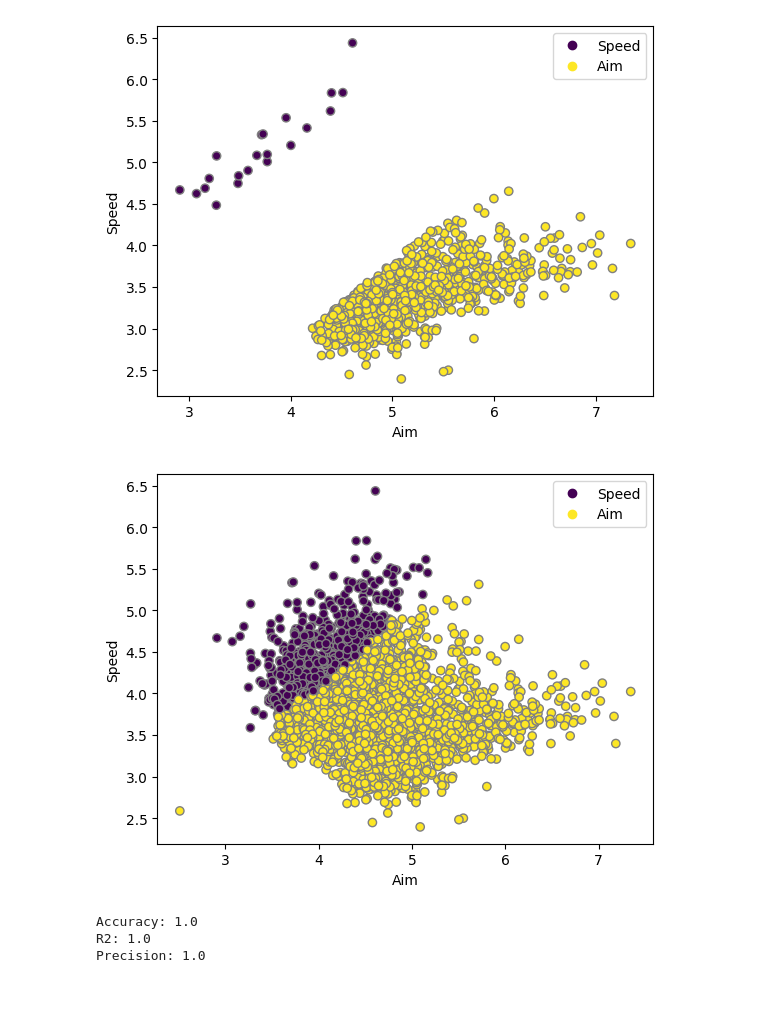
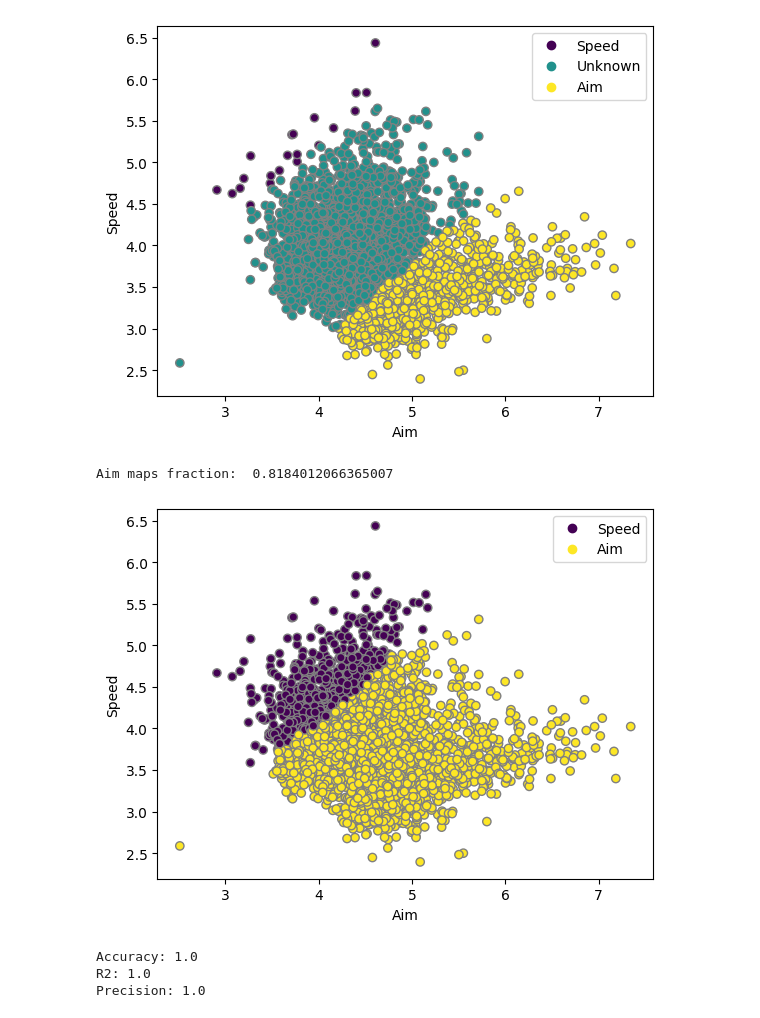
Before and after one commit to yaggod/osu-classifier, a Jupyter notebook: osu_classifier.ipynb, the cells around one changed output. Cells and saved outputs as stored; diff of their text form; code cells hidden in the pictures.

```diff
--- a/osu_classifier.ipynb
+++ b/osu_classifier.ipynb
@@ -32,13 +25,13 @@ originalDataset.describe()
 X_train, X_test, Y_train, Y_test = train_test_split(X, target, test_size=0.2, random_state=0)
 # %%
 fig, ax = pyplot.subplots()
-scatter = ax.scatter(dataset['aimValue'], dataset['speedValue'], c=dataset['isAimMap'], edgecolors='gray')
-ax.legend(handles=scatter.legend_elements()[0], labels=["Speed", "Aim"])
+scatter = ax.scatter(originalDataset['aimValue'], originalDataset['speedValue'], c=originalDataset['isAimMap'].fillna(0.5), edgecolors='gray')
+ax.legend(handles=scatter.legend_elements()[0], labels=["Speed", "Unknown", "Aim"])
 pyplot.xlabel("Aim")
 pyplot.ylabel("Speed")
 pyplot.show()
 # %% [output]
-[figure, old version]
+[figure, new version]
 # %%
 def show_scores(Y_test, Y_predicted):
     print("Accuracy:", accuracy_score(Y_test, Y_predicted))
@@ -64,13 +58,15 @@ def handle_classifier(classifier):
 # %%
 classifier = KNeighborsClassifier()
 handle_classifier(classifier)
+X_test = pandas.concat([unclassifiedX, X_test])
+Y_test = classifier.predict(X_test)
 originalTarget = classifier.predict(originalX)
-originalX_train, originalX_test, originalY_train, originalY_test = train_test_split(originalX, originalTarget, test_size=0.2, random_state=0)
 # %% [output]
+Aim maps fraction:  0.8184012066365007
 [figure]
-Accuracy: 1.0
-R2: 1.0
-Precision: 1.0
+Accuracy: 1.0
+R2: 1.0
+Precision: 1.0
 # %%
 classifier = LogisticRegression()
 handle_classifier(classifier)
```
Also changed, not shown: parts of 6 cells of this notebook.
